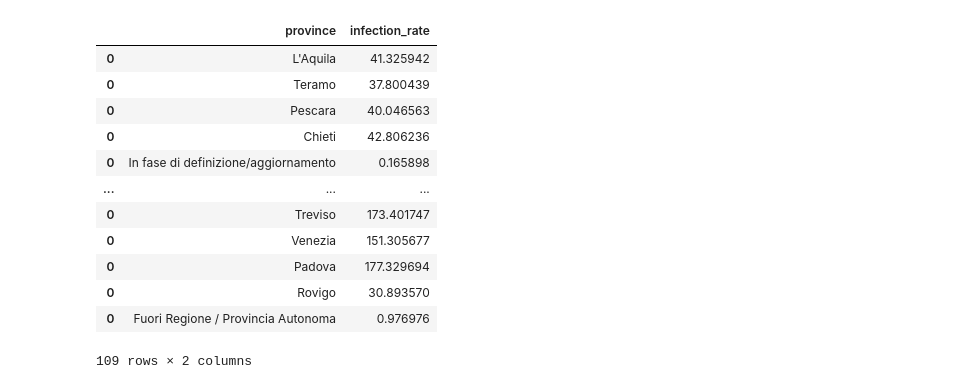
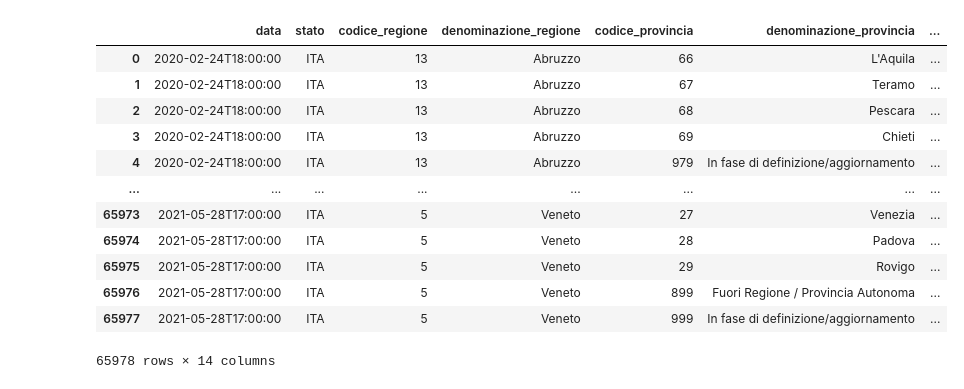
Before and after one commit to prometheus404/progetto_visualizzazione, a Jupyter notebook: disease_pollution_relation/covid_pollution_relation.ipynb, the cells around one changed output. Saved outputs shown, nothing was run; the diff lists cells and outputs as text; code cells hidden in the pictures.

```diff
--- a/disease_pollution_relation/covid_pollution_relation.ipynb
+++ b/disease_pollution_relation/covid_pollution_relation.ipynb
@@ -66,10 +66,27 @@ PM25.drop(['region_id',
         ], axis=1, inplace=True)
 PM25['Valore medio annuo³ [µg/m³]'] = PM10['Valore medio annuo³ [µg/m³]'].apply(int)
 PM25 = PM10.groupby(by='Provincia').mean()
+# %%
+infections = pd.read_csv("../csv/dpc-covid19-ita-province.csv", low_memory=False)
+infection_rate = pd.DataFrame({'province':[],'infection_rate':[]})
+infection_rate_2 = pd.DataFrame({'province':[],'infection_rate':[]})
+
+infections
+# %% [output]
+|  | data | stato | codice_regione | denominazione_regione | codice_provincia | denominazione_provincia | ... |
+| 0 | 2020-02-24T18:00:00 | ITA | 13 | Abruzzo | 66 | L'Aquila | ... |
+| 1 | 2020-02-24T18:00:00 | ITA | 13 | Abruzzo | 67 | Teramo | ... |
+| 2 | 2020-02-24T18:00:00 | ITA | 13 | Abruzzo | 68 | Pescara | ... |
+| 3 | 2020-02-24T18:00:00 | ITA | 13 | Abruzzo | 69 | Chieti | ... |
+| 4 | 2020-02-24T18:00:00 | ITA | 13 | Abruzzo | 979 | In fase di definizione/aggiornamento | ... |
+| ... | ... | ... | ... | ... | ... | ... | ... |
+| 65973 | 2021-05-28T17:00:00 | ITA | 5 | Veneto | 27 | Venezia | ... |
+| 65974 | 2021-05-28T17:00:00 | ITA | 5 | Veneto | 28 | Padova | ... |
+| 65975 | 2021-05-28T17:00:00 | ITA | 5 | Veneto | 29 | Rovigo | ... |
+| 65976 | 2021-05-28T17:00:00 | ITA | 5 | Veneto | 899 | Fuori Regione / Provincia Autonoma | ... |
+| 65977 | 2021-05-28T17:00:00 | ITA | 5 | Veneto | 999 | In fase di definizione/aggiornamento | ... |
+65978 rows × 14 columns
 # %%
-infections = pd.read_csv("../csv/dpc-covid19-ita-province.csv", low_memory=False)
-infection_rate = pd.DataFrame({'province':[],'infection_rate':[]})
-
 for city in infections['denominazione_provincia'].unique():
     # Only get days when there have been infected people
     subset = infections[(infections['denominazione_provincia'] == city) & (infections['totale_casi'] > 0)].sort_values('data')
@@ -77,18 +94,3 @@ for city in infections['denominazione_provincia'].unique():
     # Mean value of the differences between consecutive points
     city_infection_rate =  np.mean(subset['totale_casi'].diff(1))
     infection_rate = infection_rate.append(pd.DataFrame({'province':[city],'infection_rate':[city_infection_rate]}))
-infection_rate
-# %% [output]
-|  | province | infection_rate |
-| 0 | L'Aquila | 41.325942 |
-| 0 | Teramo | 37.800439 |
-| 0 | Pescara | 40.046563 |
-| 0 | Chieti | 42.806236 |
-| 0 | In fase di definizione/aggiornamento | 0.165898 |
-| ... | ... | ... |
-| 0 | Treviso | 173.401747 |
-| 0 | Venezia | 151.305677 |
-| 0 | Padova | 177.329694 |
-| 0 | Rovigo | 30.893570 |
-| 0 | Fuori Regione / Provincia Autonoma | 0.976976 |
-109 rows × 2 columns
```
Also changed, not shown: parts of 10 cells of this notebook.
